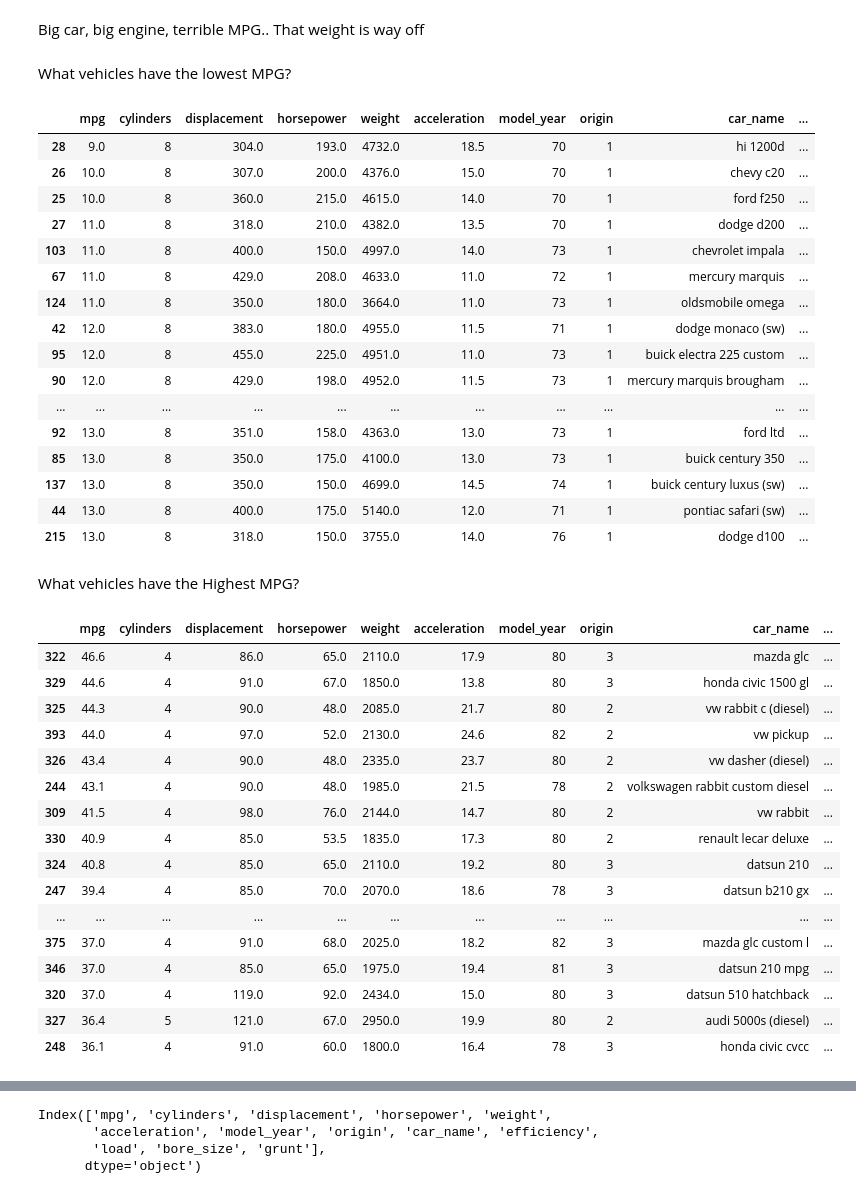
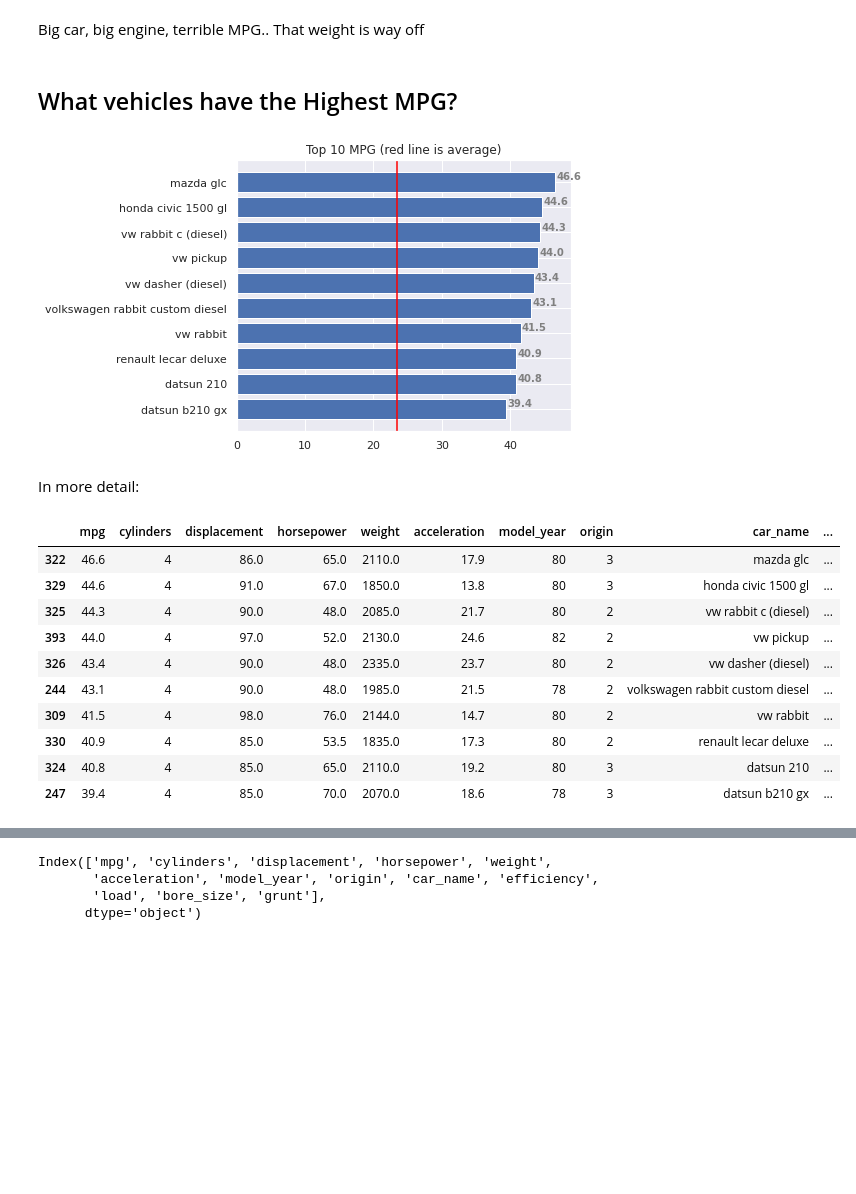
Before and after one commit to WhiteDopeOnPunk/mpg, a Jupyter notebook: eda.ipynb, the cells around one changed output, grey strips where cells are left out. Saved outputs shown, nothing was run; the diff lists cells and outputs as text; code cells hidden in the pictures; blank space fills up the shorter version.

```diff
--- a/eda.ipynb
+++ b/eda.ipynb
@@ -56,4 +67,5 @@ new_features = pd.DataFrame()
 new_features['efficiency'] = df.horsepower / df.displacement
 new_features['load'] = df.displacement / df.weight
 new_features['bore_size'] = df.displacement / df.cylinders
-new_features['grunt'] = new_features.bore_size / new_features.efficiency
+new_features['grunt'] = new_features.bore_size * new_features.efficiency * df.horsepower
+# new_features['grunt'] = (df.horsepower / new_features.bore_size) * new_features.efficiency
@@ -167,47 +171,36 @@ Big car, big engine, terrible MPG.. That weight is way off
 # %%
 merged.at[13,'weight'] = 5000
 merged['load']  = merged.displacement / merged.weight
-# %% [markdown]
-What vehicles have the lowest MPG?
-# %%
-merged.sort_values('mpg').head(25)
-# %% [output]
-|  | mpg | cylinders | displacement | horsepower | weight | acceleration | model_year | origin | car_name | ... |
-| 28 | 9.0 | 8 | 304.0 | 193.0 | 4732.0 | 18.5 | 70 | 1 | hi 1200d | ... |
-| 26 | 10.0 | 8 | 307.0 | 200.0 | 4376.0 | 15.0 | 70 | 1 | chevy c20 | ... |
-| 25 | 10.0 | 8 | 360.0 | 215.0 | 4615.0 | 14.0 | 70 | 1 | ford f250 | ... |
-| 27 | 11.0 | 8 | 318.0 | 210.0 | 4382.0 | 13.5 | 70 | 1 | dodge d200 | ... |
-| 103 | 11.0 | 8 | 400.0 | 150.0 | 4997.0 | 14.0 | 73 | 1 | chevrolet impala | ... |
-| 67 | 11.0 | 8 | 429.0 | 208.0 | 4633.0 | 11.0 | 72 | 1 | mercury marquis | ... |
-| 124 | 11.0 | 8 | 350.0 | 180.0 | 3664.0 | 11.0 | 73 | 1 | oldsmobile omega | ... |
-| 42 | 12.0 | 8 | 383.0 | 180.0 | 4955.0 | 11.5 | 71 | 1 | dodge monaco (sw) | ... |
-| 95 | 12.0 | 8 | 455.0 | 225.0 | 4951.0 | 11.0 | 73 | 1 | buick electra 225 custom | ... |
-| 90 | 12.0 | 8 | 429.0 | 198.0 | 4952.0 | 11.5 | 73 | 1 | mercury marquis brougham | ... |
-| ... | ... | ... | ... | ... | ... | ... | ... | ... | ... | ... |
-| 92 | 13.0 | 8 | 351.0 | 158.0 | 4363.0 | 13.0 | 73 | 1 | ford ltd | ... |
-| 85 | 13.0 | 8 | 350.0 | 175.0 | 4100.0 | 13.0 | 73 | 1 | buick century 350 | ... |
-| 137 | 13.0 | 8 | 350.0 | 150.0 | 4699.0 | 14.5 | 74 | 1 | buick century luxus (sw) | ... |
-| 44 | 13.0 | 8 | 400.0 | 175.0 | 5140.0 | 12.0 | 71 | 1 | pontiac safari (sw) | ... |
-| 215 | 13.0 | 8 | 318.0 | 150.0 | 3755.0 | 14.0 | 76 | 1 | dodge d100 | ... |
 # %% [markdown]
-What vehicles have the Highest MPG?
+## What vehicles have the Highest MPG?
+# %%
+top_mpg = merged.sort_values('mpg').tail(10)
+
+fig, ax = plt.subplots(figsize = (6,5))
+ax.barh(top_mpg.car_name,top_mpg.mpg)
+for i in ax.patches:
+    plt.text(i.get_width()+0.2, i.get_y()+0.5,
+             str(round((i.get_width()), 2)),
+             fontsize = 10, fontweight ='bold',
+             color ='grey')
+ax.set_title('Top 10 MPG (red line is average)')
+plt.axvline(merged.mpg.mean(),color='red')
+plt.show();
+# %% [output]
+[figure, added]
+# %% [markdown]
+In more detail:
 # %%
-merged.sort_values('mpg',ascending=False).head(25)
+merged.sort_values('mpg',ascending=False).head(10)
 # %% [output]
 |  | mpg | cylinders | displacement | horsepower | weight | acceleration | model_year | origin | car_name | ... |
 | 322 | 46.6 | 4 | 86.0 | 65.0 | 2110.0 | 17.9 | 80 | 3 | mazda glc | ... |
 | 329 | 44.6 | 4 | 91.0 | 67.0 | 1850.0 | 13.8 | 80 | 3 | honda civic 1500 gl | ... |
 | 325 | 44.3 | 4 | 90.0 | 48.0 | 2085.0 | 21.7 | 80 | 2 | vw rabbit c (diesel) | ... |
 | 393 | 44.0 | 4 | 97.0 | 52.0 | 2130.0 | 24.6 | 82 | 2 | vw pickup | ... |
 | 326 | 43.4 | 4 | 90.0 | 48.0 | 2335.0 | 23.7 | 80 | 2 | vw dasher (diesel) | ... |
 | 244 | 43.1 | 4 | 90.0 | 48.0 | 1985.0 | 21.5 | 78 | 2 | volkswagen rabbit custom diesel | ... |
 | 309 | 41.5 | 4 | 98.0 | 76.0 | 2144.0 | 14.7 | 80 | 2 | vw rabbit | ... |
 | 330 | 40.9 | 4 | 85.0 | 53.5 | 1835.0 | 17.3 | 80 | 2 | renault lecar deluxe | ... |
 | 324 | 40.8 | 4 | 85.0 | 65.0 | 2110.0 | 19.2 | 80 | 3 | datsun 210 | ... |
 | 247 | 39.4 | 4 | 85.0 | 70.0 | 2070.0 | 18.6 | 78 | 3 | datsun b210 gx | ... |
-| ... | ... | ... | ... | ... | ... | ... | ... | ... | ... | ... |
-| 375 | 37.0 | 4 | 91.0 | 68.0 | 2025.0 | 18.2 | 82 | 3 | mazda glc custom l | ... |
-| 346 | 37.0 | 4 | 85.0 | 65.0 | 1975.0 | 19.4 | 81 | 3 | datsun 210 mpg | ... |
-| 320 | 37.0 | 4 | 119.0 | 92.0 | 2434.0 | 15.0 | 80 | 3 | datsun 510 hatchback | ... |
-| 327 | 36.4 | 5 | 121.0 | 67.0 | 2950.0 | 19.9 | 80 | 2 | audi 5000s (diesel) | ... |
-| 248 | 36.1 | 4 | 91.0 | 60.0 | 1800.0 | 16.4 | 78 | 3 | honda civic cvcc | ... |
```
Also changed, not shown: parts of 43 cells of this notebook, 1 other file.
